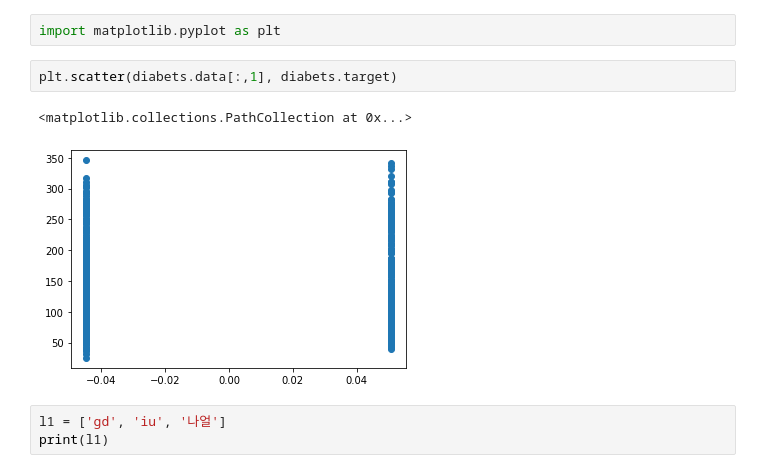
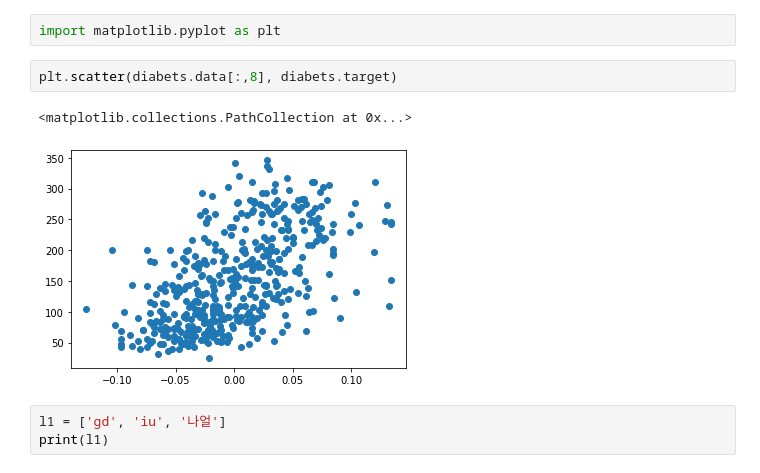
Before and after one commit to geunsu-jo/Hands-On-ML, a Jupyter notebook: winter_semester/02_선형회귀.ipynb, the cells around one changed output. Cells and saved outputs as stored; diff of their text form.

```diff
--- a/winter_semester/02_선형회귀.ipynb
+++ b/winter_semester/02_선형회귀.ipynb
@@ -38,10 +38,10 @@ print(diabets.data.shape, diabets.target.shape)
 # %%
 import matplotlib.pyplot as plt
 # %%
-plt.scatter(diabets.data[:,1], diabets.target)
+plt.scatter(diabets.data[:,8], diabets.target)
 # %% [output]
 <matplotlib.collections.PathCollection at 0x...>
-[figure, old version]
+[figure, new version]
 # %%
 l1 = ['gd', 'iu', '나얼']
 print(l1)
```
Also changed, not shown: parts of 5 cells of this notebook.
